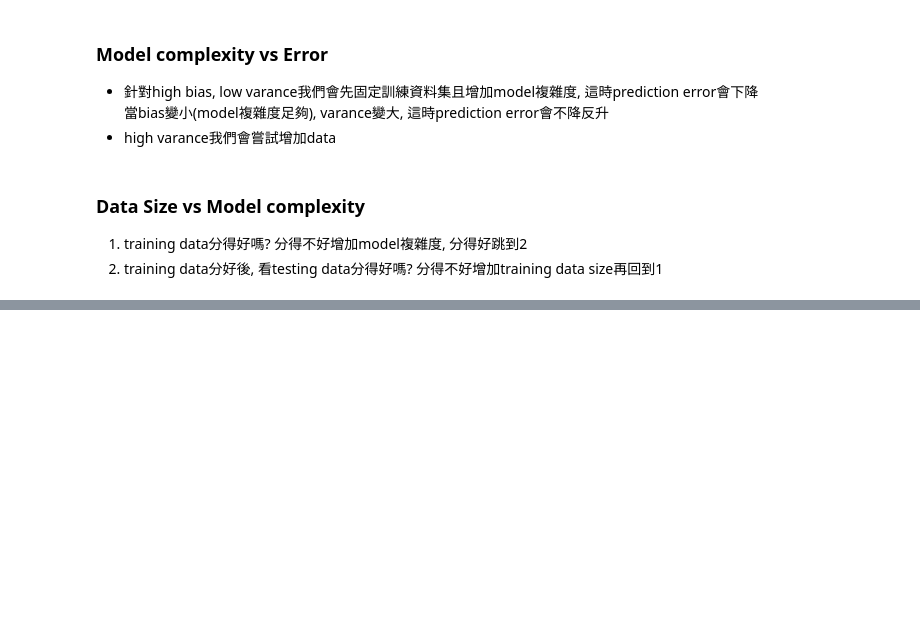
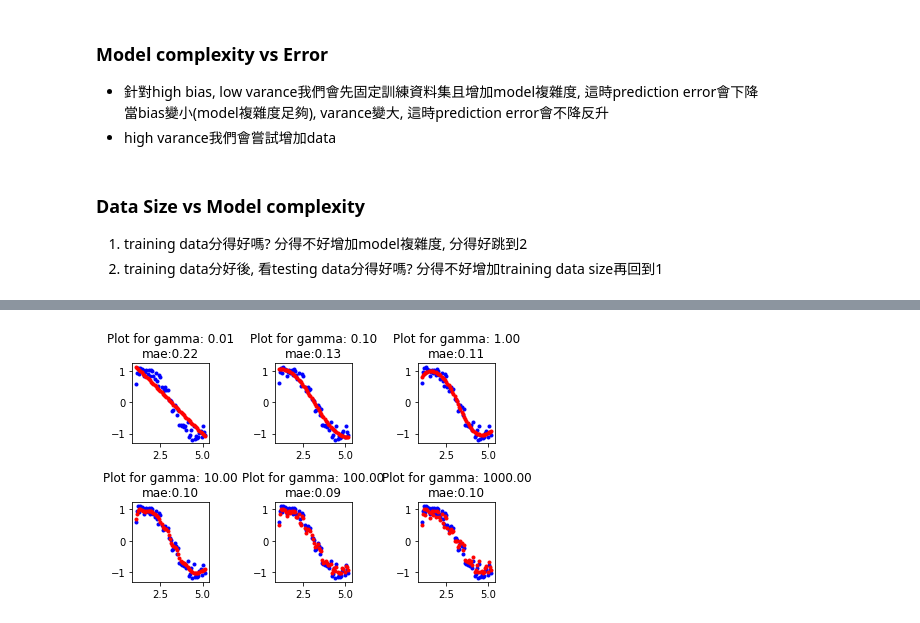
Before and after one commit to neohung/ml_note, a Jupyter notebook: lesson/ML8_Practical_Concerns.ipynb, the cells around one changed output, grey strips where cells are left out. Saved outputs shown, nothing was run; the diff lists cells and outputs as text; code cells hidden in the pictures; blank space fills up the shorter version.

```diff
--- a/lesson/ML8_Practical_Concerns.ipynb
+++ b/lesson/ML8_Practical_Concerns.ipynb
@@ -63,0 +134,33 @@ $\hat y=arg~max_{k{\in\lbrace1,2,3\rbrace}}f_k(x_i)$
+# %%
+def draw_svm_regression(X, y, flag_dict, kernel, C = 1):
+    for key in flag_dict:
+        plotflag = key
+        params = flag_dict[key]
+        kernel_dict={'linear': SVR(kernel='linear',C=params),
+                     'poly': SVR(kernel='poly',C=1,degree=params),
+                     'rbf': SVR(kernel='rbf',C=1,gamma=params),
+                }
+        mae=None
+        if kernel in kernel_dict:
+            model = kernel_dict[kernel]
+            model.fit(X,y.reshape(-1))
+            predition = model.predict(X)
+            mae = mean_absolute_error(y_pred=predition, y_true=y)
+        plt.subplot(plotflag)
+        plt.tight_layout()
+        plt.plot(X,y,'.',c='b')
+        plt.plot(X,predition,'.',c='r')
+        if kernel == 'linear':
+            plt.title('Plot for C: %.2f'%params + '\n' + 'mae:%.2f'%mae)
+        elif kernel == 'poly':
+            plt.title('Plot for degree: %.2f'%params + '\n' + 'mae:%.2f'%mae)
+        elif kernel == 'rbf':
+            plt.title('Plot for gamma: %.2f'%params + '\n' + 'mae:%.2f'%mae)
+# %%
+flag_dict = {231:0.01,232:0.1,233:1,
+             234:10,235:100,236:1000,
+            }
+draw_svm_regression(X,y,flag_dict,'rbf')
+plt.show()
+# %% [output]
+[figure, added]
```
Also changed, not shown: parts of 15 cells of this notebook, 10 other files.
